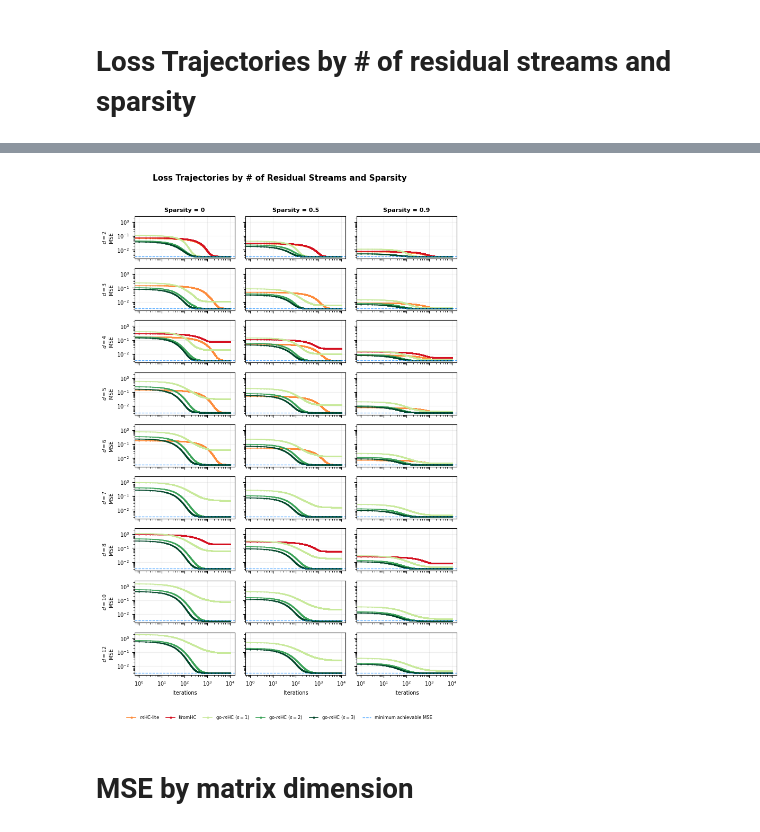
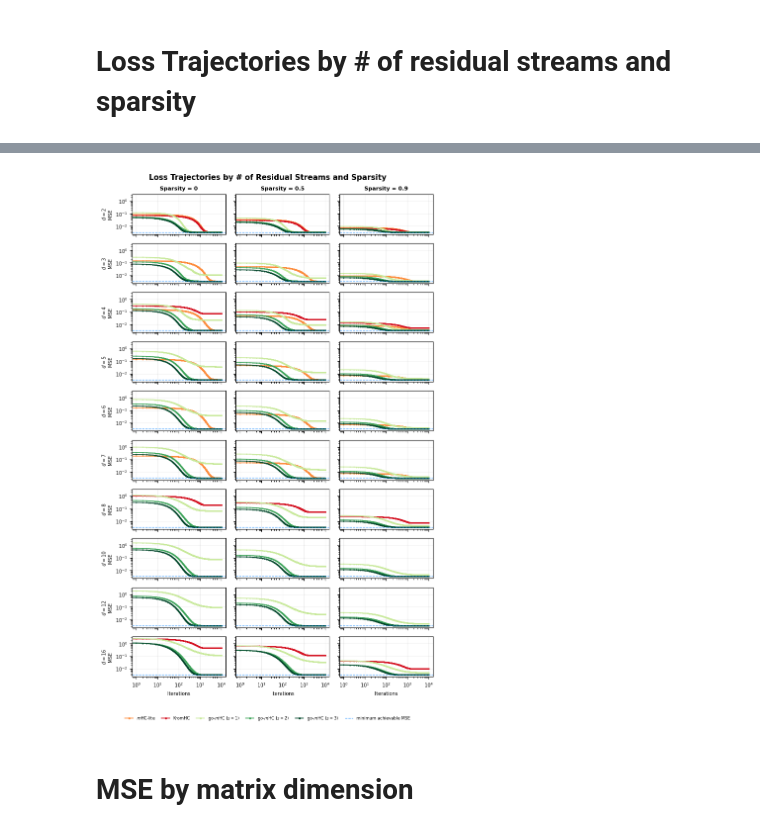
Before and after one commit to itstorque/go-mHC, a Jupyter notebook: omHC_toy_model_routing.ipynb, the cells around one changed output, grey strips where cells are left out. Saved outputs shown, nothing was run; the diff lists cells and outputs as text; code cells hidden in the pictures.

Commit message:
updated interface and added more plots

```diff
--- a/omHC_toy_model_routing.ipynb
+++ b/omHC_toy_model_routing.ipynb
@@ -448,0 +963,11 @@ Sweep Complete!
+# %%
+# Takes 36mins on MBP 2021 - M1 Pro
+sweep_config = ConfigSweep(
+    n=[2, 3, 4, 5, 6, 7, 8, 10, 12, 16],
+    sparsity=[0, 0.5, 0.9],
+    num_epochs=[10_000],
+    noise_mag=[1e-1],
+    models_to_run=(go_mHC_run(s=1), go_mHC_run(s=2), go_mHC_run(s=3), mHC_lite_run(max_safe_d=7), KromHC_run(ik=2), KromHC_run(ik=4))
+)
+
+results = run_experiment_sweep(sweep_config)
@@ -449,9 +992,11 @@ Sweep Complete!
 # %%
 import matplotlib.pyplot as plt
 import numpy as np
+from matplotlib.lines import Line2D
 
+# --- ICML Styling Constants ---
 COLUMN_WIDTH = 3.5
-FIG_SIZE = (COLUMN_WIDTH * 2, COLUMN_WIDTH * 3)
+FIG_SIZE = (COLUMN_WIDTH * 2, COLUMN_WIDTH * 3.25)
 
 plt.rcParams.update({
     "text.usetex": False,
@@ -464,53 +1009,69 @@ plt.rcParams.update({
     "figure.autolayout": False
 })
 
-noise_floor = (sweep_config['noise_mag'][0] ** 2) / 3
-colors = [*plt.cm.YlOrRd([0.5, 0.8]), "k", *plt.cm.YlGn(np.linspace(0.3, 1, 3))]
+# --- DATA MAPPING ---
+# Create a lookup for results based on (n, sparsity)
+# results is the list returned by run_experiment_sweep
+results_lookup = {(c['n'], c['sparsity']): h for c, s, h in results}
 
-n_values = sweep_config['n']
-sparsity_values = sweep_config['sparsity']
+# Extract unique values in the order they appear to maintain grid structure
+n_values = sorted(list(set(c['n'] for c, s, h in results)))
+sparsity_values = sorted(list(set(c['sparsity'] for c, s, h in results)))
+
+# Using the first config to set noise floor
+first_config = results[0][0]
+noise_floor = (first_config['noise_mag'] ** 2) / 3
+colors = [*plt.cm.YlOrRd([0.5, 0.8]), "k", *plt.cm.YlGn(np.linspace(0.3, 1, 3)), "dodgerblue"]
 
 n_rows = len(n_values)
 n_cols = len(sparsity_values)
 
 fig, axes = plt.subplots(n_rows, n_cols, figsize=FIG_SIZE, sharex=True, sharey=True)
 
-fig.suptitle("Loss Trajectories by # of Residual Streams and Sparsity",
-             fontsize=11, fontweight='bold')
-
+# Ensure axes is always 2D even for 1x1 cases
 if n_rows == 1 and n_cols == 1:
     axes = np.array([[axes]])
+elif n_rows == 1:
+    axes = axes[np.newaxis, :]
+elif n_cols == 1:
+    axes = axes[:, np.newaxis]
 
 for col, s in enumerate(sparsity_values):
     axes[0, col].set_title(f"Sparsity = {s}", fontsize=8, fontweight='bold')
 
-for row, (n_idx, d) in enumerate(enumerate(n_values)):
-    for col, (s_idx, s) in enumerate(enumerate(sparsity_values)):
+for row, d in enumerate(n_values):
+    for col, s in enumerate(sparsity_values):
         ax = axes[row, col]
-        exp_idx = n_idx * len(sparsity_values) + s_idx
+
+        # Get history from our lookup table
+        history = results_lookup.get((d, s), {})
+        # print(history.keys())
 
         histories = {
             '$m$HC-lite': [],
             'KromHC': [],
             ' ': [],
-            'go-$m$HC ($s=1$)': all_histories[exp_idx].get('gu_1', []),
-            'go-$m$HC ($s=2$)': all_histories[exp_idx].get('gu_2', []),
-            'go-$m$HC ($s=3$)': all_histories[exp_idx].get('gu_3', []),
+            'go-$m$HC ($s=1$)': history.get('go-$m$HC ($s=1$, Q)', []),
+            'go-$m$HC ($s=2$)': history.get('go-$m$HC ($s=2$, Q)', []),
+            'go-$m$HC ($s=3$)': history.get('go-$m$HC ($s=3$, Q)', []),
         }
-        if d.bit_count() == 1:
-            histories['KromHC'] = all_histories[exp_idx].get('kromhc', [])
-        if d < 7:
-            histories['$m$HC-lite'] = all_histories[exp_idx].get('mhc_lite', [])
+
+        if 'KromHC' in history:
+            histories['KromHC'] = history.get('KromHC', [])
+        # if 'KromHC ik=4' in history:
+        #     histories['KromHC ($i_k=4$)'] = history.get('KromHC ik=4', [])
+        if '$m$HC-lite' in history:
+            histories['$m$HC-lite'] = history.get('$m$HC-lite', [])
 
         i = 0
         for label in histories:
             data = histories[label]
-
-            if data is not None and (hasattr(data, '__len__') and len(data) > 0):
-                avg_data = np.mean(data, axis=0)
-                ax.plot(avg_data, color=colors[i],
-                        alpha=0 if label == " " else 1,
-                        marker='.', markersize=1.5, rasterized=True)
+            # if data is not None and (hasattr(data, '__len__') and len(data) > 0):
+            avg_data = np.mean(data, axis=0)
+            # print(label, avg_data.shape)
+            ax.plot(avg_data, color=colors[i],
+                    alpha=0 if label == " " else 1,
+                    marker='.', markersize=1.5, rasterized=True)
             i += 1
 
         # Noise floor line
@@ -519,37 +1080,40 @@ for row, (n_idx, d) in enumerate(enumerate(n_values)):
         ax.set_yscale('log')
         ax.set_xscale('log')
         ax.grid(True, which="major", ls="-", alpha=0.2)
 
         if col == 0:
             ax.set_ylabel(f"$d={d}$\nMSE", fontsize=7)
         if row == n_rows - 1:
             ax.set_xlabel("Iterations", fontsize=7)
 
-from matplotlib.lines import Line2D
-
+# --- LEGEND ---
 legend_labels = ['$m$HC-lite', 'KromHC', 'go-$m$HC ($s=1$)',
                  'go-$m$HC ($s=2$)', 'go-$m$HC ($s=3$)', 'minimum achievable MSE']
 legend_colors = [colors[0], colors[1], colors[3], colors[4], colors[5]]
 
 handles = [Line2D([0], [0], color=c, marker='.', markersize=4, lw=1.2, label=l)
            for c, l in zip(legend_colors, legend_labels[:-1])]
 
-# Noise floor handle added separately to match its distinct style
 handles.append(Line2D([0], [0], color='dodgerblue', linestyle='--', linewidth=0.9, alpha=0.8,
                        label='minimum achievable MSE'))
 
 fig.legend(handles=handles,
            loc='lower center',
            bbox_to_anchor=(0.5, -0.01),
            ncol=len(handles),
            frameon=False,
            fontsize=6,
            columnspacing=1.5)
 
 plt.tight_layout(rect=[0, 0.03, 1, 0.96])
-plt.savefig('loss_traj_sparsity_grid.pdf', bbox_inches='tight', dpi=300)
+
+# make suptitle closer to the plots
+fig.suptitle("Loss Trajectories by # of Residual Streams and Sparsity",
+             fontsize=11, fontweight='bold', y=0.97)
+
+# plt.savefig('loss_traj_sparsity_grid.pdf', bbox_inches='tight', dpi=300)
 plt.show()
 # %% [output]
-[figure, old version]
+[figure, new version]
 # %% [markdown]
 # MSE by matrix dimension
```
Also changed, not shown: parts of 70 cells of this notebook.
